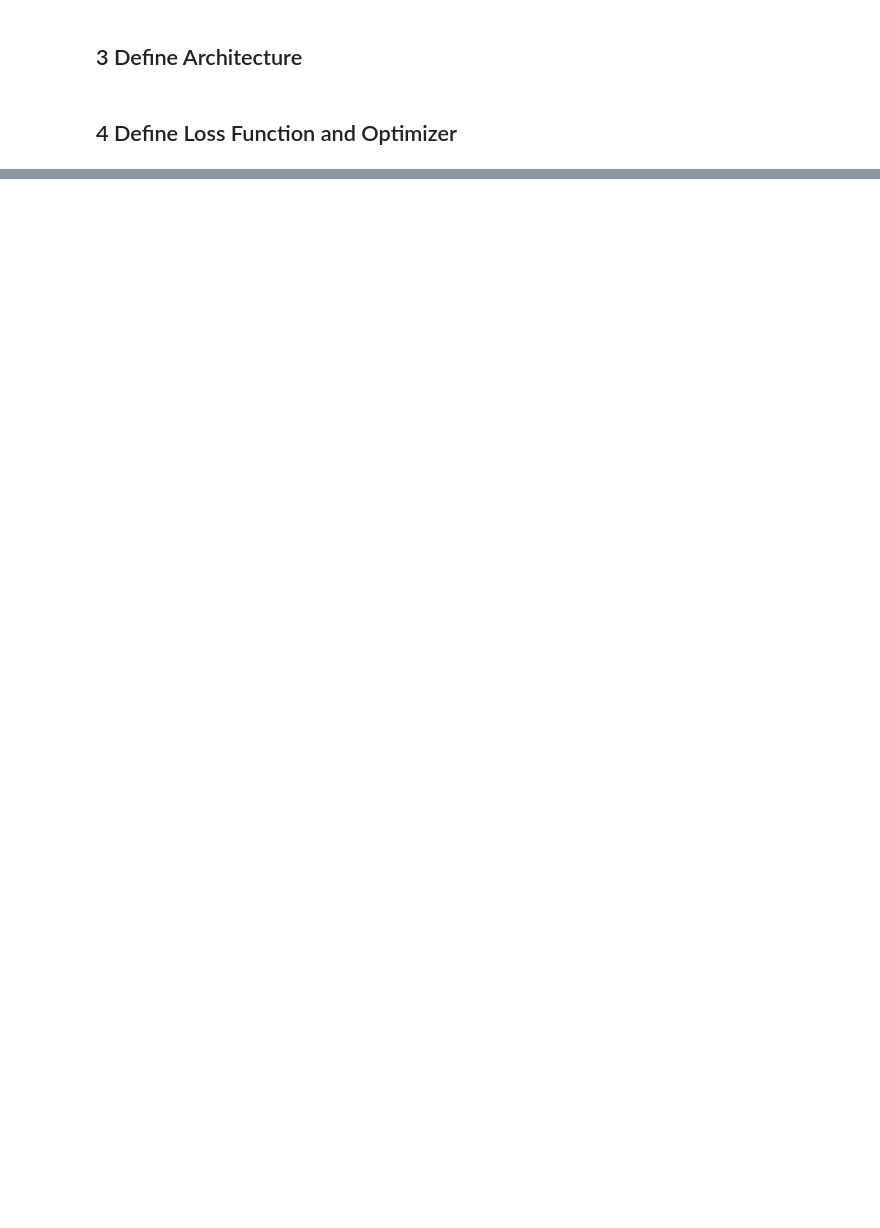
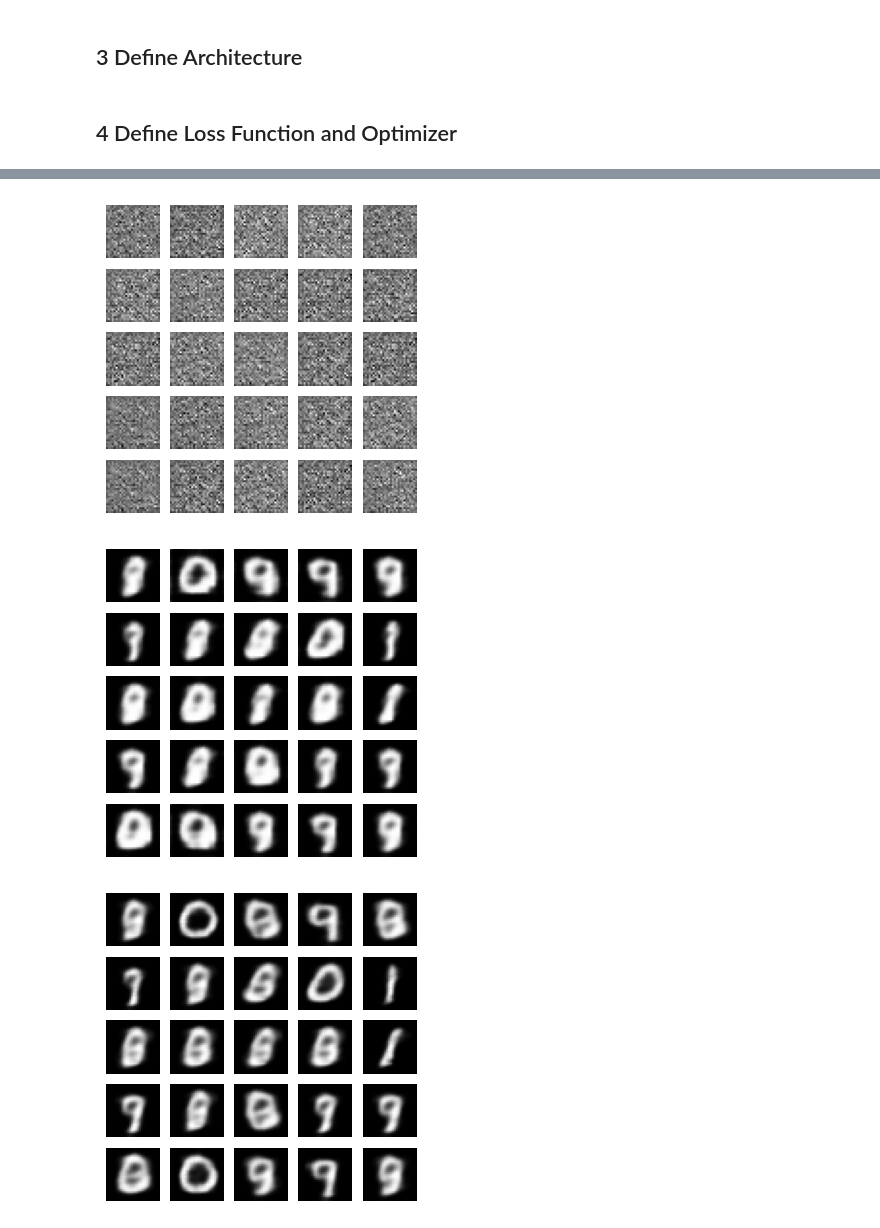
Before and after one commit to YuncongYu/data-science, a Jupyter notebook: experiments/CNN-VAE/cnn_vae.ipynb, the cells around one changed output, grey strips where cells are left out. Saved outputs shown, nothing was run; the diff lists cells and outputs as text; code cells hidden in the pictures; blank space fills up the shorter version.

Commit message:
feat (cvae): completed cvae

```diff
--- a/experiments/CNN-VAE/cnn_vae.ipynb
+++ b/experiments/CNN-VAE/cnn_vae.ipynb
@@ -214,0 +286,12 @@ def log_normal_pdf(sample: tf.Tensor, mean: tf.Tensor, logvar: tf.Tensor, raxis:
+# %%
+# Compile the model
+epochs = 10
+latent_dim = 2  # Set the dimensionality of the latent space to a plane for visualization
+n_examples_to_generate = 25
+
+random_vector_for_generation = tf.random.normal(
+    shape=[n_examples_to_generate, latent_dim]
+)
+model = CVAE(latent_dim=latent_dim)
+model.encoder.summary()
+model.decoder.summary()
@@ -214,0 +365,6 @@ def log_normal_pdf(sample: tf.Tensor, mean: tf.Tensor, logvar: tf.Tensor, raxis:
+# %%
+# Pick a sample of the test set for generating output images
+assert batch_size >= n_examples_to_generate
+for test_batch in ds_test.take(1):
+    test_samples = test_batch[:n_examples_to_generate]
+test_samples
@@ -214,0 +390,26 @@ def log_normal_pdf(sample: tf.Tensor, mean: tf.Tensor, logvar: tf.Tensor, raxis:
+# %%
+import IPython
+import time
+
+import IPython.display
+
+# %matplotlib inline
+
+generate_and_save_images(model=model, epoch=0, test_samples=test_samples)
+
+for epoch in range(1, epochs + 1):
+    t_start = time.time()
+    for x_train in ds_train:
+        train_step(model=model, x=x_train, optimizer=optimizer)
+    t_end = time.time()
+
+    loss = tf.keras.metrics.Mean()
+    for x_test in ds_test:
+        loss(compute_loss(model=model, x=x_test))
+    elbo = -loss.result()
+
+    IPython.display.clear_output(wait=False)
+    print(f"Epoch: {epoch}, test set ELBO: {elbo}, time elapsed for each epoch: {t_end - t_start}")
+
+    generate_and_save_images(model=model, epoch=epoch, test_samples=test_samples)
+# %% [output]
@@ -214,0 +417,3 @@ def log_normal_pdf(sample: tf.Tensor, mean: tf.Tensor, logvar: tf.Tensor, raxis:
+[figure, added]
+[figure, added]
+[figure, added]
```
Also changed, not shown: parts of 18 cells of this notebook, 1 other file.
